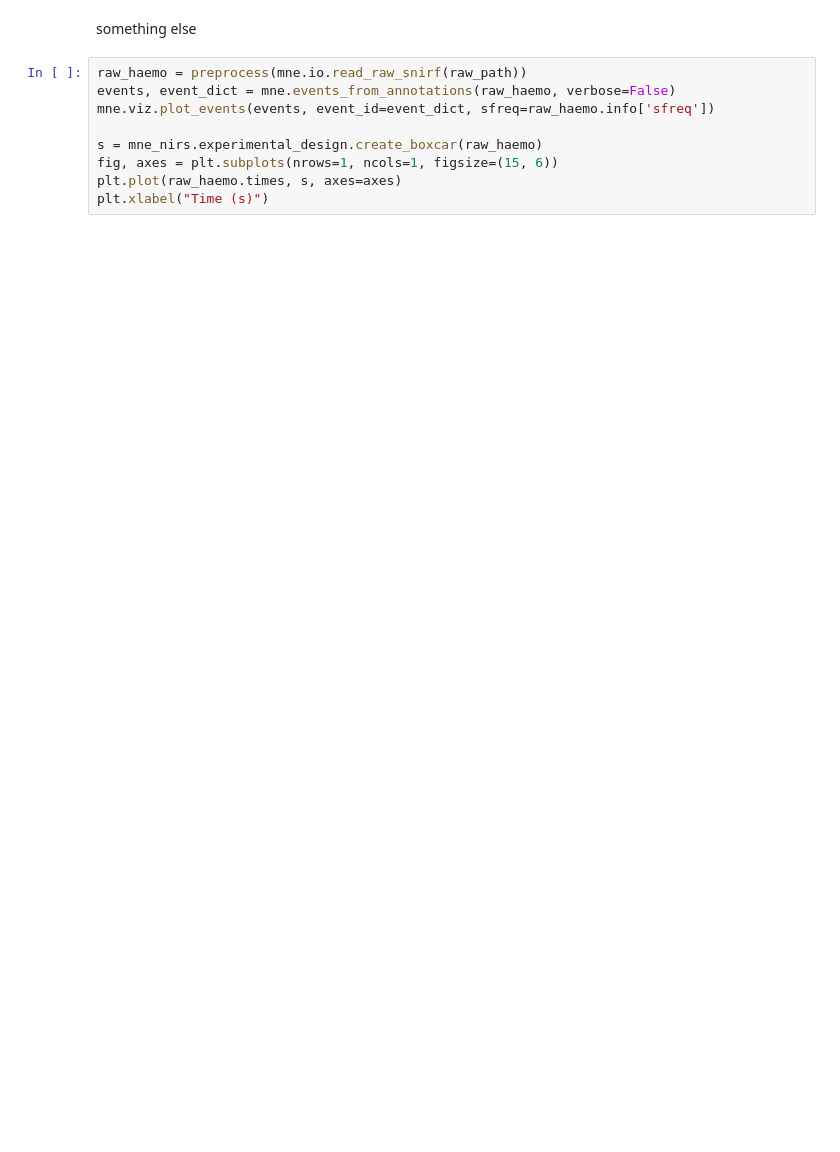
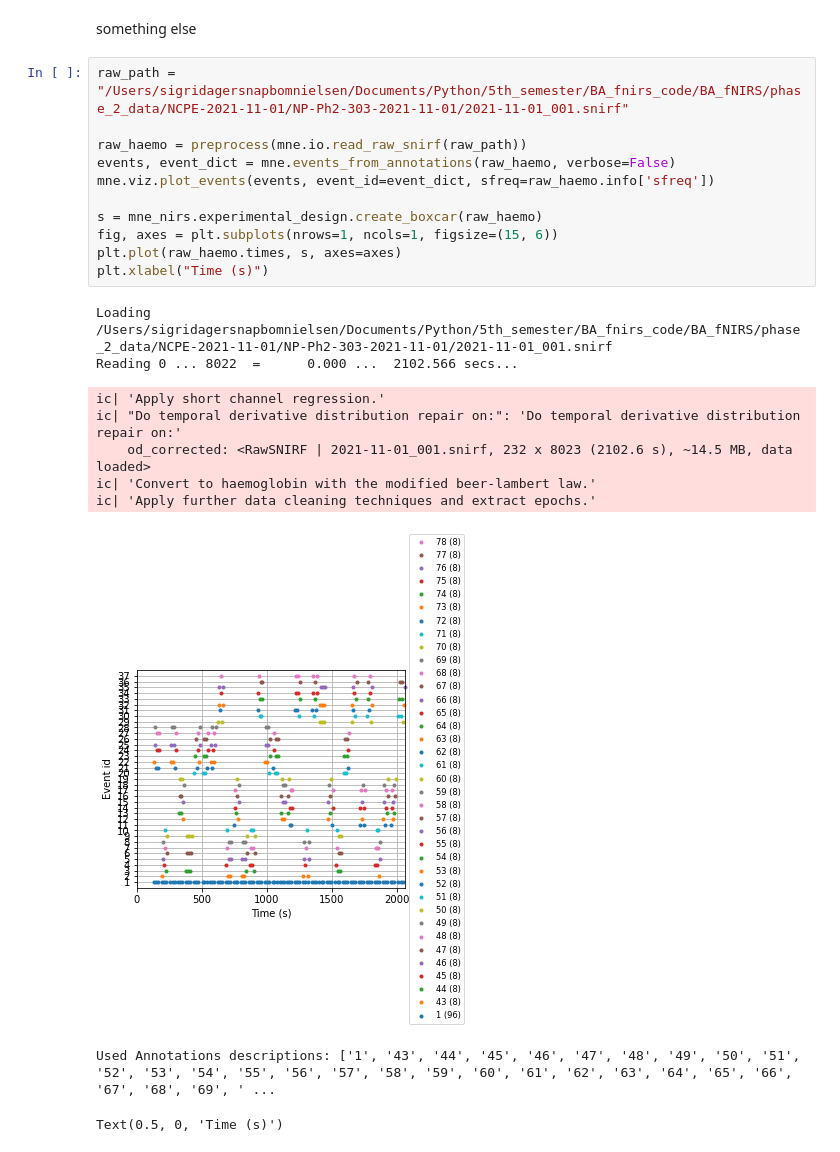
Before and after one commit to sigridbom/BA_fNIRS, a Jupyter notebook: preprocessing.ipynb, the cells around one changed output. Saved outputs shown, nothing was run; the diff lists cells and outputs as text; blank space fills up the shorter version.

```diff
--- a/preprocessing.ipynb
+++ b/preprocessing.ipynb
@@ -268,11 +361,24 @@ for idx, cond in enumerate(['76', '78']):
 # %% [markdown]
 something else
 # %%
+raw_path = "/Users/sigridagersnapbomnielsen/Documents/Python/5th_semester/BA_fnirs_code/BA_fNIRS/phase_2_data/NCPE-2021-11-01/NP-Ph2-303-2021-11-01/2021-11-01_001.snirf"
+
 raw_haemo = preprocess(mne.io.read_raw_snirf(raw_path))
 events, event_dict = mne.events_from_annotations(raw_haemo, verbose=False)
 mne.viz.plot_events(events, event_id=event_dict, sfreq=raw_haemo.info['sfreq'])
 
 s = mne_nirs.experimental_design.create_boxcar(raw_haemo)
 fig, axes = plt.subplots(nrows=1, ncols=1, figsize=(15, 6))
 plt.plot(raw_haemo.times, s, axes=axes)
 plt.xlabel("Time (s)")
+# %% [output]
+Loading /Users/sigridagersnapbomnielsen/Documents/Python/5th_semester/BA_fnirs_code/BA_fNIRS/phase_2_data/NCPE-2021-11-01/NP-Ph2-303-2021-11-01/2021-11-01_001.snirf
+Reading 0 ... 8022  =      0.000 ...  2102.566 secs...
+ic| 'Apply short channel regression.'
+ic| "Do temporal derivative distribution repair on:": 'Do temporal derivative distribution repair on:'
+    od_corrected: <RawSNIRF | 2021-11-01_001.snirf, 232 x 8023 (2102.6 s), ~14.5 MB, data loaded>
+ic| 'Convert to haemoglobin with the modified beer-lambert law.'
+ic| 'Apply further data cleaning techniques and extract epochs.'
+[figure, added]
+Used Annotations descriptions: ['1', '43', '44', '45', '46', '47', '48', '49', '50', '51', '52', '53', '54', '55', '56', '57', '58', '59', '60', '61', '62', '63', '64', '65', '66', '67', '68', '69', ' ...
+Text(0.5, 0, 'Time (s)')
```
Also changed, not shown: parts of 14 cells of this notebook.
